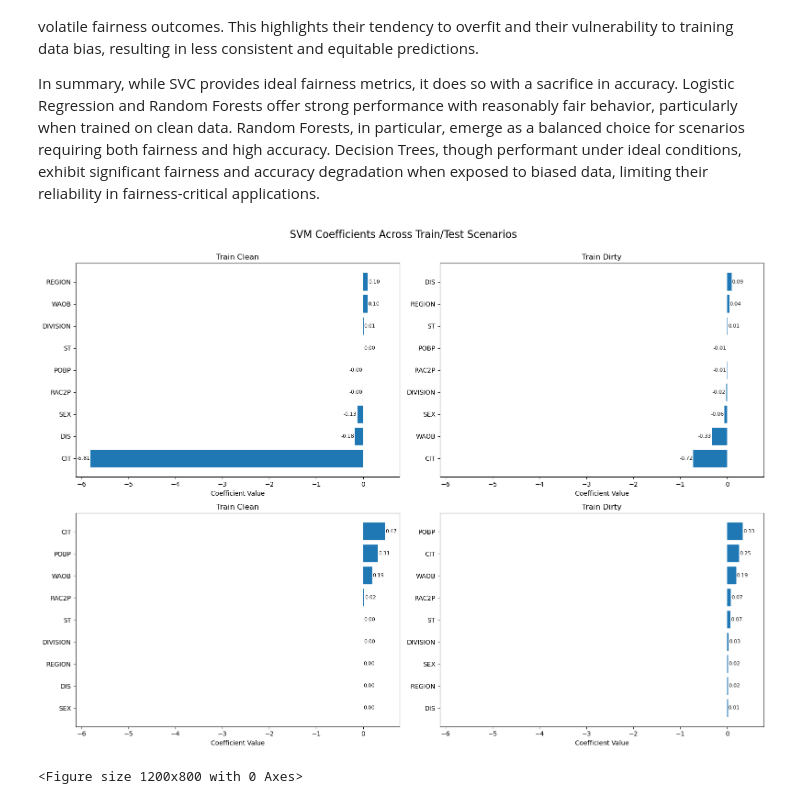
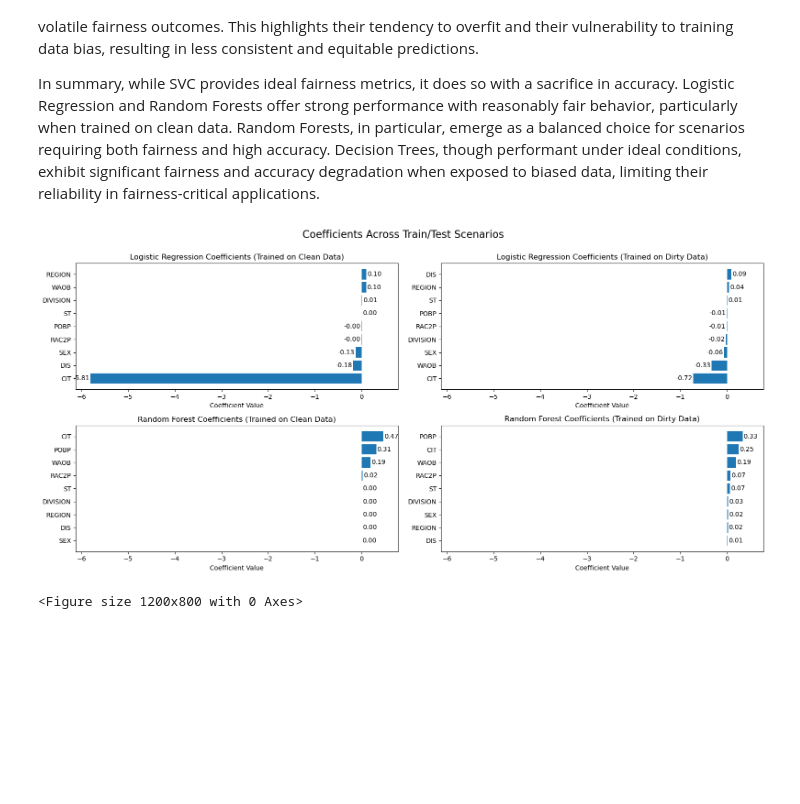
Before and after one commit to michelle-qiu/cs-590-fairness, a Jupyter notebook: pums_ML_updated_analysis.ipynb, the cells around one changed output. Cells and saved outputs as stored; diff of their text form; code cells hidden in the pictures; blank space fills up the shorter version.

Commit message:
updated coefficient images

```diff
--- a/pums_ML_updated_analysis.ipynb
+++ b/pums_ML_updated_analysis.ipynb
@@ -583,8 +575,8 @@ def plot_coefficients(coefs, feature_names, title, ax=None):
 
     # Annotate each bar with its value
     for i, v in enumerate(sorted_coefs):
-        ax.text(v + 0.01 if v >= 0 else v - 0.01, i, f"{v:.2f}",
-                va='center', ha='left' if v >= 0 else 'right', fontsize=8)
+        ax.text(v + 0.02 if v >= 0 else v - 0.02, i, f"{v:.2f}",
+                va='center', ha='left' if v >= 0 else 'right', fontsize=10)
 
     return ax
 
@@ -592,31 +584,31 @@ def plot_coefficients(coefs, feature_names, title, ax=None):
 clean_feature_names = X_train_clean.columns
 dirty_feature_names = X_train_dirty.columns
 # %%
-fig, axes = plt.subplots(2, 2, figsize=(16, 12),  sharex=True)
-fig.suptitle("SVM Coefficients Across Train/Test Scenarios", fontsize=16)
+fig, axes = plt.subplots(2, 2, figsize=(16, 8),  sharex=True)
+fig.suptitle("Coefficients Across Train/Test Scenarios", fontsize=16)
 
 # Plot into each subplot
 plot_coefficients(
     logreg_train_clean.coef_[0], clean_feature_names,
-    "Train Clean", ax=axes[0, 0])
+    "Logistic Regression Coefficients (Trained on Clean Data)", ax=axes[0, 0])
 
 plot_coefficients(
     logreg_train_dirty.coef_[0], dirty_feature_names,
-    "Train Dirty", ax=axes[0, 1])
+    "Logistic Regression Coefficients (Trained on Dirty Data)", ax=axes[0, 1])
 
 plot_coefficients(
     rf_train_clean.feature_importances_, clean_feature_names,
-    "Train Clean", ax=axes[1, 0])
+    "Random Forest Coefficients (Trained on Clean Data)", ax=axes[1, 0])
 
 plot_coefficients(
     rf_train_dirty.feature_importances_, dirty_feature_names,
-    "Train Dirty", ax=axes[1, 1])
+    "Random Forest Coefficients (Trained on Dirty Data)", ax=axes[1, 1])
 
 plt.tight_layout(rect=[0, 0.03, 1, 0.98])
-plt.savefig("logistic_regression_coefficients.png")
+plt.savefig("lr_rf_coefficients.png")
 plt.show()
 # %% [output]
-[figure, old version]
+[figure, new version]
 # %%
 # Evaluate fairness metrics for different prediction thresholds
 def fairness_by_threshold(model, X_test, y_test, sensitive_attr, thresholds=None):
```
Also changed, not shown: parts of 8 cells of this notebook, 2 other files.
